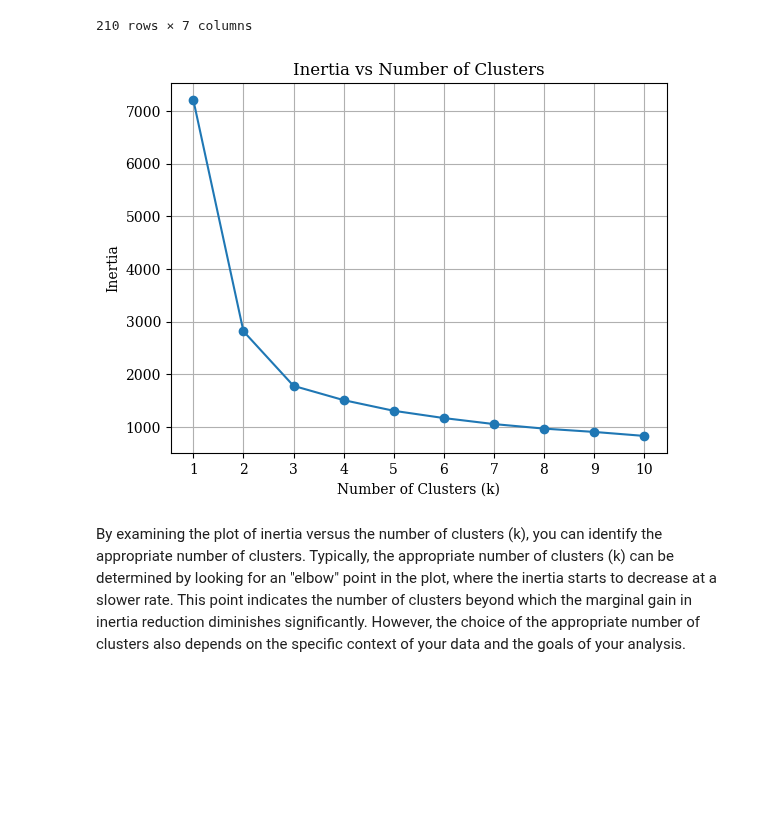
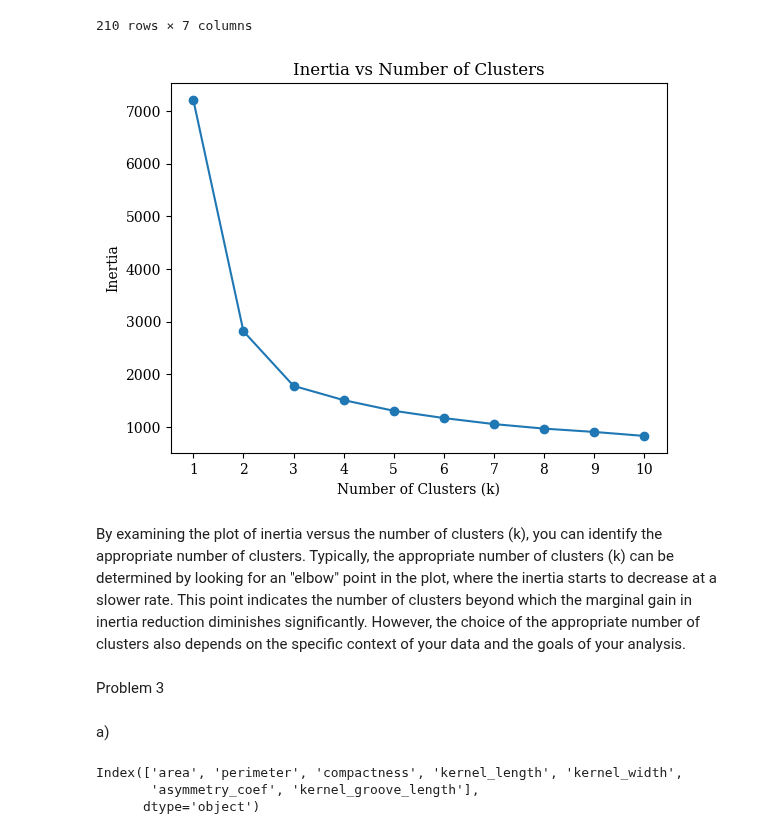
Before and after one commit to idalinnakallio/DAT565, a Jupyter notebook: Assignment 5/Assignment5.ipynb, the cells around one changed output. Drawn from its saved outputs; the diff is of its cells as text; code cells hidden in the pictures; blank space fills up the shorter version.

```diff
--- a/Assignment 5/Assignment5.ipynb
+++ b/Assignment 5/Assignment5.ipynb
@@ -104,22 +104,35 @@ df_new
 # %%
 k_values = range(1, 11)  # Try k from 1 to 10
 
 # Compute inertia for each value of k
 inertia_values = []
 for k in k_values:
     kmeans = KMeans(n_clusters=k, random_state=42)
     kmeans.fit(df_new)
     inertia_values.append(kmeans.inertia_)
 
 # Plot the inertia as a function of k
 plt.plot(k_values, inertia_values, marker='o')
 plt.xlabel('Number of Clusters (k)')
 plt.ylabel('Inertia')
 plt.title('Inertia vs Number of Clusters')
 plt.xticks(k_values)
-plt.grid(True)
+
+plt.savefig('inertia.pdf')
+
 plt.show()
 # %% [output]
-[figure, old version]
+[figure, new version]
 # %% [markdown]
 By examining the plot of inertia versus the number of clusters (k), you can identify the appropriate number of clusters. Typically, the appropriate number of clusters (k) can be determined by looking for an "elbow" point in the plot, where the inertia starts to decrease at a slower rate. This point indicates the number of clusters beyond which the marginal gain in inertia reduction diminishes significantly. However, the choice of the appropriate number of clusters also depends on the specific context of your data and the goals of your analysis.
+# %% [markdown]
+Problem 3
+# %% [markdown]
+a)
+# %%
+col_names_new = df_new.columns
+col_names_new
+# %% [output]
+Index(['area', 'perimeter', 'compactness', 'kernel_length', 'kernel_width',
+       'asymmetry_coef', 'kernel_groove_length'],
+      dtype='object')
```
Also changed, not shown: parts of 1 cell of this notebook, 1 other file.
